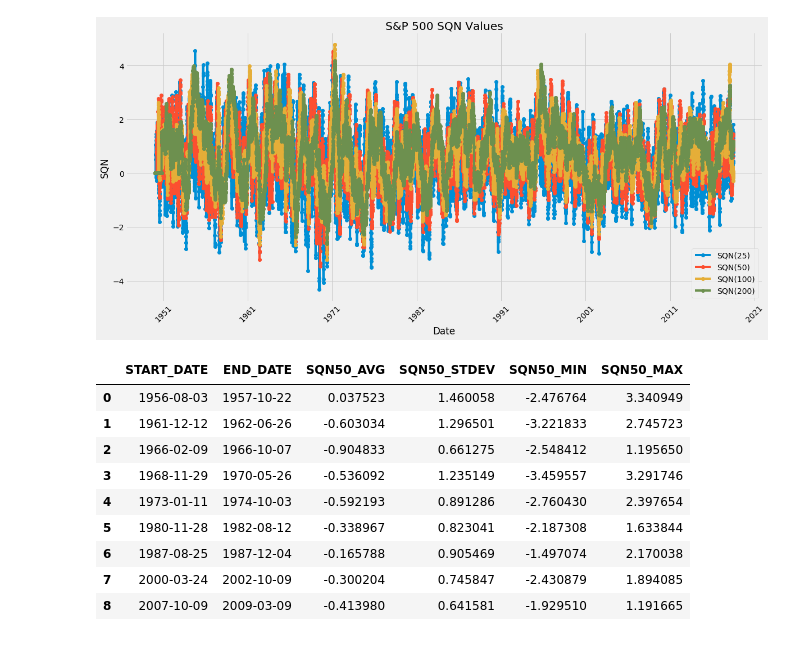
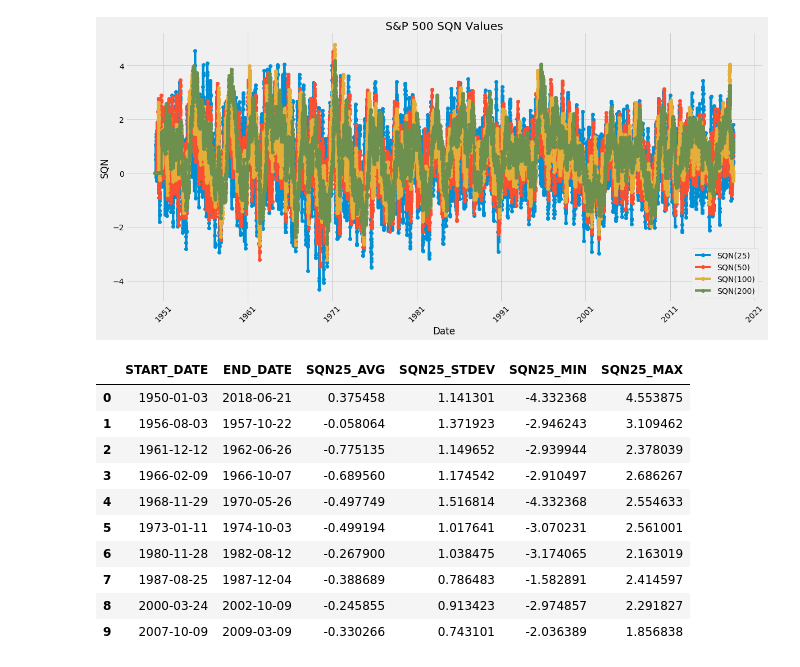
Before and after one commit to SugahShane/Market_Analysis, a Jupyter notebook: Bear Market Research Notebook.ipynb, the cells around one changed output. Drawn from its saved outputs; the diff is of its cells as text; code cells hidden in the pictures.

Commit message:
Add SQN data for entire population of data
Signed-off-by: brewshan <shane.brewer@gmail.com>

```diff
--- a/Bear Market Research Notebook.ipynb
+++ b/Bear Market Research Notebook.ipynb
@@ -145,6 +145,48 @@ plt.show()
 import statistics
 
 sqn_df = pd.DataFrame()
+
+sqn25_avg = statistics.mean(sp500_df['SP500_SQN25'])
+sqn25_stdev = statistics.stdev(sp500_df['SP500_SQN25'])
+sqn25_min = min(sp500_df['SP500_SQN25'])
+sqn25_max = max(sp500_df['SP500_SQN25'])
+
+sqn50_avg = statistics.mean(sp500_df['SP500_SQN50'])
+sqn50_stdev = statistics.stdev(sp500_df['SP500_SQN50'])
+sqn50_min = min(sp500_df['SP500_SQN50'])
+sqn50_max = max(sp500_df['SP500_SQN50'])
+
+sqn100_avg = statistics.mean(sp500_df['SP500_SQN100'])
+sqn100_stdev = statistics.stdev(sp500_df['SP500_SQN100'])
+sqn100_min = min(sp500_df['SP500_SQN100'])
+sqn100_max = max(sp500_df['SP500_SQN100'])
+
+sqn200_avg = statistics.mean(sp500_df['SP500_SQN200'])
+sqn200_stdev = statistics.stdev(sp500_df['SP500_SQN200'])
+sqn200_min = min(sp500_df['SP500_SQN200'])
+sqn200_max = max(sp500_df['SP500_SQN200'])
+
+sqn_df = pd.DataFrame({
+    'START_DATE': sp500_df.loc[0, 'Date'],
+    'END_DATE': sp500_df.loc[len(sp500_df)-1, 'Date'],
+    'SQN25_AVG': sqn25_avg,
+    'SQN25_STDEV': sqn25_stdev,
+    'SQN25_MIN': sqn25_min,
+    'SQN25_MAX': sqn25_max,
+    'SQN50_AVG': sqn50_avg,
+    'SQN50_STDEV': sqn50_stdev,
+    'SQN50_MIN': sqn50_min,
+    'SQN50_MAX': sqn50_max,
+    'SQN100_AVG': sqn100_avg,
+    'SQN100_STDEV': sqn100_stdev,
+    'SQN100_MIN': sqn100_min,
+    'SQN100_MAX': sqn100_max,
+    'SQN200_AVG': sqn200_avg,
+    'SQN200_STDEV': sqn200_stdev,
+    'SQN200_MIN': sqn200_min,
+    'SQN200_MAX': sqn200_max}, index=[0])
+
+
 for row in drawdown_df.itertuples():
     # Slice the SP500 df based on start and end dates of the drawdown
     start_index = getattr(row, 'Start_Date_Index')
@@ -168,43 +210,44 @@ for row in drawdown_df.itertuples():
 
     sqn200_avg = statistics.mean(drawdown_slice_df['SP500_SQN200'])
     sqn200_stdev = statistics.stdev(drawdown_slice_df['SP500_SQN200'])
     sqn200_min = min(drawdown_slice_df['SP500_SQN200'])
     sqn200_max = max(drawdown_slice_df['SP500_SQN200'])
 
     df = pd.DataFrame({
         'START_DATE': getattr(row, 'Start_Date'),
         'END_DATE': getattr(row, 'End_Date'),
         'SQN25_AVG': sqn25_avg,
         'SQN25_STDEV': sqn25_stdev,
         'SQN25_MIN': sqn25_min,
         'SQN25_MAX': sqn25_max,
         'SQN50_AVG': sqn50_avg,
         'SQN50_STDEV': sqn50_stdev,
         'SQN50_MIN': sqn50_min,
         'SQN50_MAX': sqn50_max,
         'SQN100_AVG': sqn100_avg,
         'SQN100_STDEV': sqn100_stdev,
         'SQN100_MIN': sqn100_min,
         'SQN100_MAX': sqn100_max,
         'SQN200_AVG': sqn200_avg,
         'SQN200_STDEV': sqn200_stdev,
         'SQN200_MIN': sqn200_min,
         'SQN200_MAX': sqn200_max}, index=[0])
 
     sqn_df = sqn_df.append(df, ignore_index=True)
 
 pd.DataFrame(sqn_df.loc[:, ['START_DATE', 'END_DATE', 'SQN25_AVG', 'SQN25_STDEV', 'SQN25_MIN', 'SQN25_MAX']])
 # %% [output]
-|  | START_DATE | END_DATE | SQN50_AVG | SQN50_STDEV | SQN50_MIN | SQN50_MAX |
-| 0 | 1956-08-03 | 1957-10-22 | 0.037523 | 1.460058 | -2.476764 | 3.340949 |
-| 1 | 1961-12-12 | 1962-06-26 | -0.603034 | 1.296501 | -3.221833 | 2.745723 |
-| 2 | 1966-02-09 | 1966-10-07 | -0.904833 | 0.661275 | -2.548412 | 1.195650 |
-| 3 | 1968-11-29 | 1970-05-26 | -0.536092 | 1.235149 | -3.459557 | 3.291746 |
-| 4 | 1973-01-11 | 1974-10-03 | -0.592193 | 0.891286 | -2.760430 | 2.397654 |
-| 5 | 1980-11-28 | 1982-08-12 | -0.338967 | 0.823041 | -2.187308 | 1.633844 |
-| 6 | 1987-08-25 | 1987-12-04 | -0.165788 | 0.905469 | -1.497074 | 2.170038 |
-| 7 | 2000-03-24 | 2002-10-09 | -0.300204 | 0.745847 | -2.430879 | 1.894085 |
-| 8 | 2007-10-09 | 2009-03-09 | -0.413980 | 0.641581 | -1.929510 | 1.191665 |
+|  | START_DATE | END_DATE | SQN25_AVG | SQN25_STDEV | SQN25_MIN | SQN25_MAX |
+| 0 | 1950-01-03 | 2018-06-21 | 0.375458 | 1.141301 | -4.332368 | 4.553875 |
+| 1 | 1956-08-03 | 1957-10-22 | -0.058064 | 1.371923 | -2.946243 | 3.109462 |
+| 2 | 1961-12-12 | 1962-06-26 | -0.775135 | 1.149652 | -2.939944 | 2.378039 |
+| 3 | 1966-02-09 | 1966-10-07 | -0.689560 | 1.174542 | -2.910497 | 2.686267 |
+| 4 | 1968-11-29 | 1970-05-26 | -0.497749 | 1.516814 | -4.332368 | 2.554633 |
+| 5 | 1973-01-11 | 1974-10-03 | -0.499194 | 1.017641 | -3.070231 | 2.561001 |
+| 6 | 1980-11-28 | 1982-08-12 | -0.267900 | 1.038475 | -3.174065 | 2.163019 |
+| 7 | 1987-08-25 | 1987-12-04 | -0.388689 | 0.786483 | -1.582891 | 2.414597 |
+| 8 | 2000-03-24 | 2002-10-09 | -0.245855 | 0.913423 | -2.974857 | 2.291827 |
+| 9 | 2007-10-09 | 2009-03-09 | -0.330266 | 0.743101 | -2.036389 | 1.856838 |
 # %%
 pd.DataFrame(sqn_df.loc[:, ['START_DATE', 'END_DATE', 'SQN50_AVG', 'SQN50_STDEV', 'SQN50_MIN', 'SQN50_MAX']])
 # %% [output]
```
Also changed, not shown: parts of 3 cells of this notebook.
